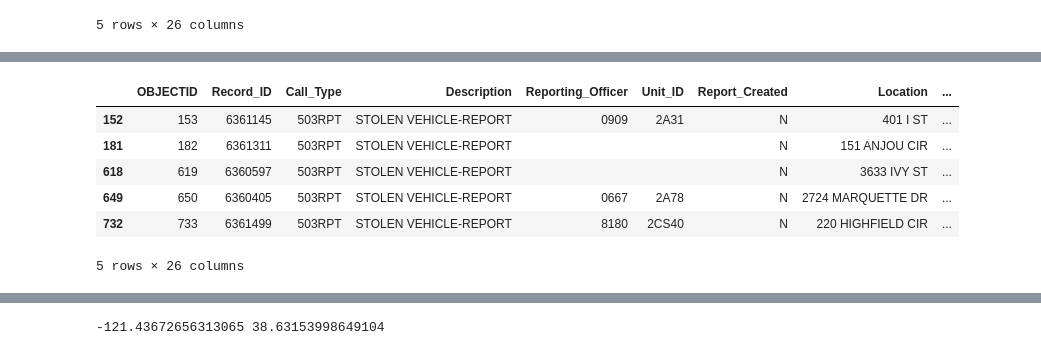
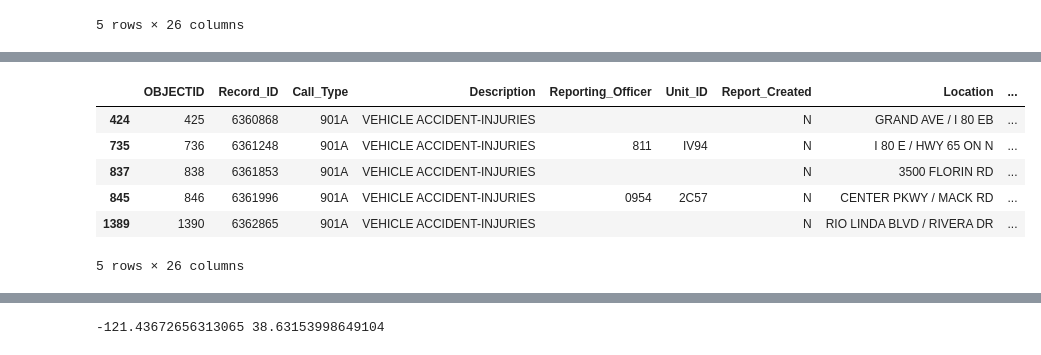
Before and after one commit to daraobeirne/opendata, a Jupyter notebook: OpenDataExample.ipynb, the cells around one changed output, grey strips where cells are left out. Saved outputs shown, nothing was run; the diff lists cells and outputs as text; code cells hidden in the pictures.

```diff
--- a/OpenDataExample.ipynb
+++ b/OpenDataExample.ipynb
@@ -119,17 +119,17 @@ def parse_float(x):
 calls['X_Coordinate'] = calls['X_Coordinate'].apply(parse_float)
 calls['Y_Coordinate'] = calls['Y_Coordinate'].apply(parse_float)
 # %%
-#create a variable that contains only Stolen Vehicle Reports from "Description" field
-stolen = calls[calls['Description'] == 'STOLEN VEHICLE-REPORT']
+#create a variable that contains only accident Vehicle Reports from "Description" field
+accident = calls[calls['Description'] == 'VEHICLE ACCIDENT-INJURIES']
 
-display(stolen[0:5])
+display(accident[0:5])
 # %% [output]
 |  | OBJECTID | Record_ID | Call_Type | Description | Reporting_Officer | Unit_ID | Report_Created | Location | ... |
-| 152 | 153 | 6361145 | 503RPT | STOLEN VEHICLE-REPORT | 0909 | 2A31 | N | 401 I ST | ... |
-| 181 | 182 | 6361311 | 503RPT | STOLEN VEHICLE-REPORT |  |  | N | 151 ANJOU CIR | ... |
-| 618 | 619 | 6360597 | 503RPT | STOLEN VEHICLE-REPORT |  |  | N | 3633 IVY ST | ... |
-| 649 | 650 | 6360405 | 503RPT | STOLEN VEHICLE-REPORT | 0667 | 2A78 | N | 2724 MARQUETTE DR | ... |
-| 732 | 733 | 6361499 | 503RPT | STOLEN VEHICLE-REPORT | 8180 | 2CS40 | N | 220 HIGHFIELD CIR | ... |
+| 424 | 425 | 6360868 | 901A | VEHICLE ACCIDENT-INJURIES |  |  | N | GRAND AVE / I 80 EB | ... |
+| 735 | 736 | 6361248 | 901A | VEHICLE ACCIDENT-INJURIES | 811 | IV94 | N | I 80 E / HWY 65 ON N | ... |
+| 837 | 838 | 6361853 | 901A | VEHICLE ACCIDENT-INJURIES |  |  | N | 3500 FLORIN RD | ... |
+| 845 | 846 | 6361996 | 901A | VEHICLE ACCIDENT-INJURIES | 0954 | 2C57 | N | CENTER PKWY / MACK RD | ... |
+| 1389 | 1390 | 6362865 | 901A | VEHICLE ACCIDENT-INJURIES |  |  | N | RIO LINDA BLVD / RIVERA DR | ... |
 5 rows × 26 columns
 # %%
 #using matplotlib magic to plot a pie chart of incidents by police district
```
Also changed, not shown: parts of 4 cells of this notebook, 1 other file.
